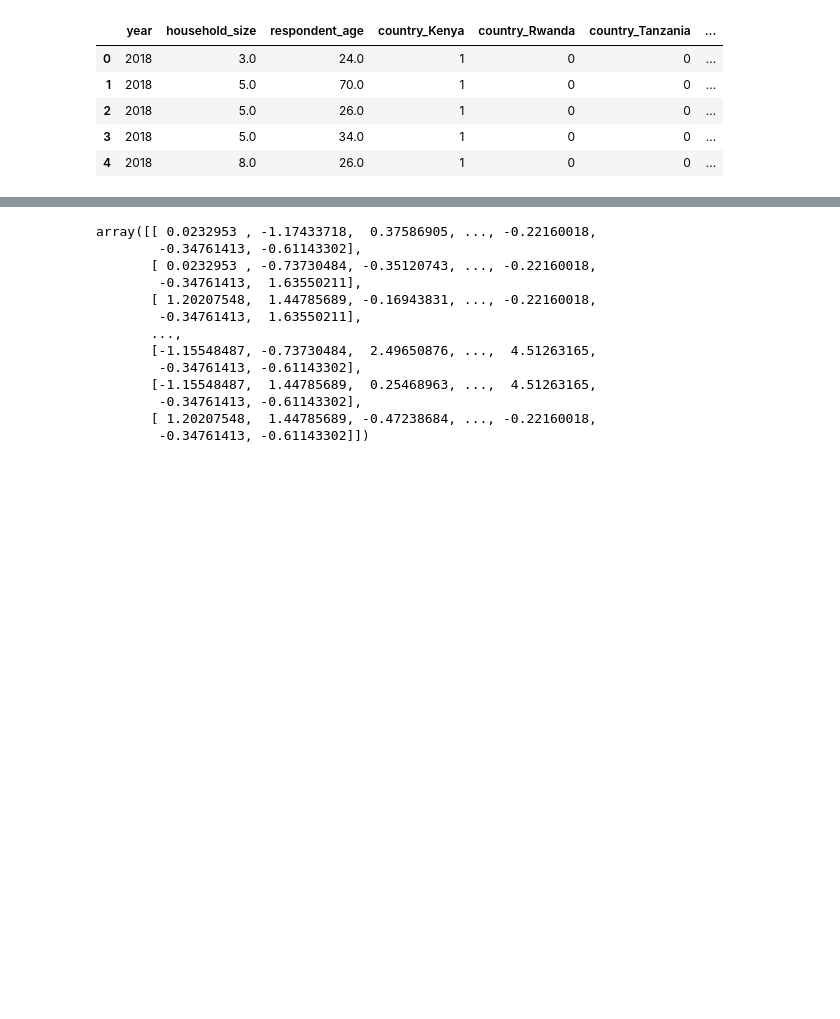
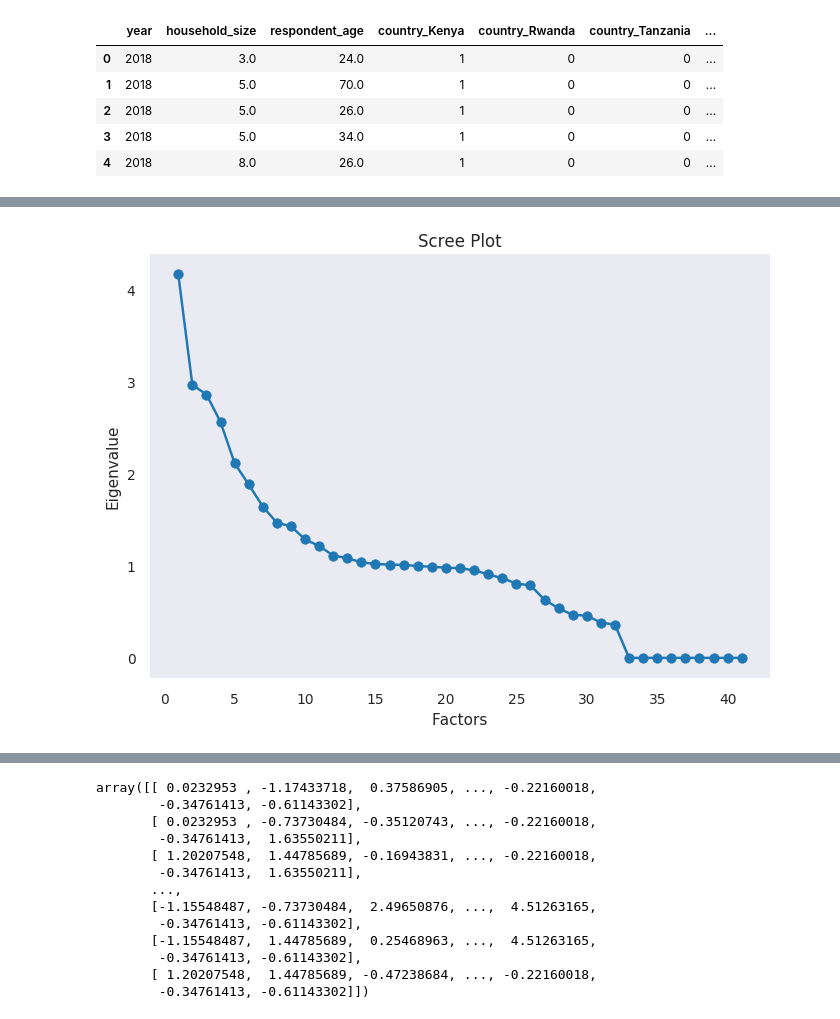
Before and after one commit to LucilleKaleha/Moringa_Data_Science_Core_W1_IP_2019_08, a Jupyter notebook: Moringa_Data_Science_W6_Independent_Project_2019_08_Lucille_Kaleha_Python_Notebook.ipynb, the cells around one changed output, grey strips where cells are left out. Cells and saved outputs as stored; diff of their text form; code cells hidden in the pictures; blank space fills up the shorter version.

```diff
--- a/Moringa_Data_Science_W6_Independent_Project_2019_08_Lucille_Kaleha_Python_Notebook.ipynb
+++ b/Moringa_Data_Science_W6_Independent_Project_2019_08_Lucille_Kaleha_Python_Notebook.ipynb
@@ -257,0 +288,12 @@ x.head()
+# %%
+# Choosing the number of factors
+
+from factor_analyzer.factor_analyzer import FactorAnalyzer
+
+fa = FactorAnalyzer()
+
+fa.analyze(x, 25, rotation=None)
+
+# Checking the Eigenvalues
+ev, v = fa.get_eigenvalues()
+ev
@@ -257,0 +318,12 @@ x.head()
+# %%
+# Creating a scree plot for each factor and its eigen value
+
+plt.scatter(range(1,x.shape[1]+1),ev)
+plt.plot(range(1,x.shape[1]+1),ev)
+plt.title('Scree Plot')
+plt.xlabel('Factors')
+plt.ylabel('Eigenvalue')
+plt.grid()
+plt.show()
+# %% [output]
+[figure, added]
```
Also changed, not shown: parts of 40 cells of this notebook.
